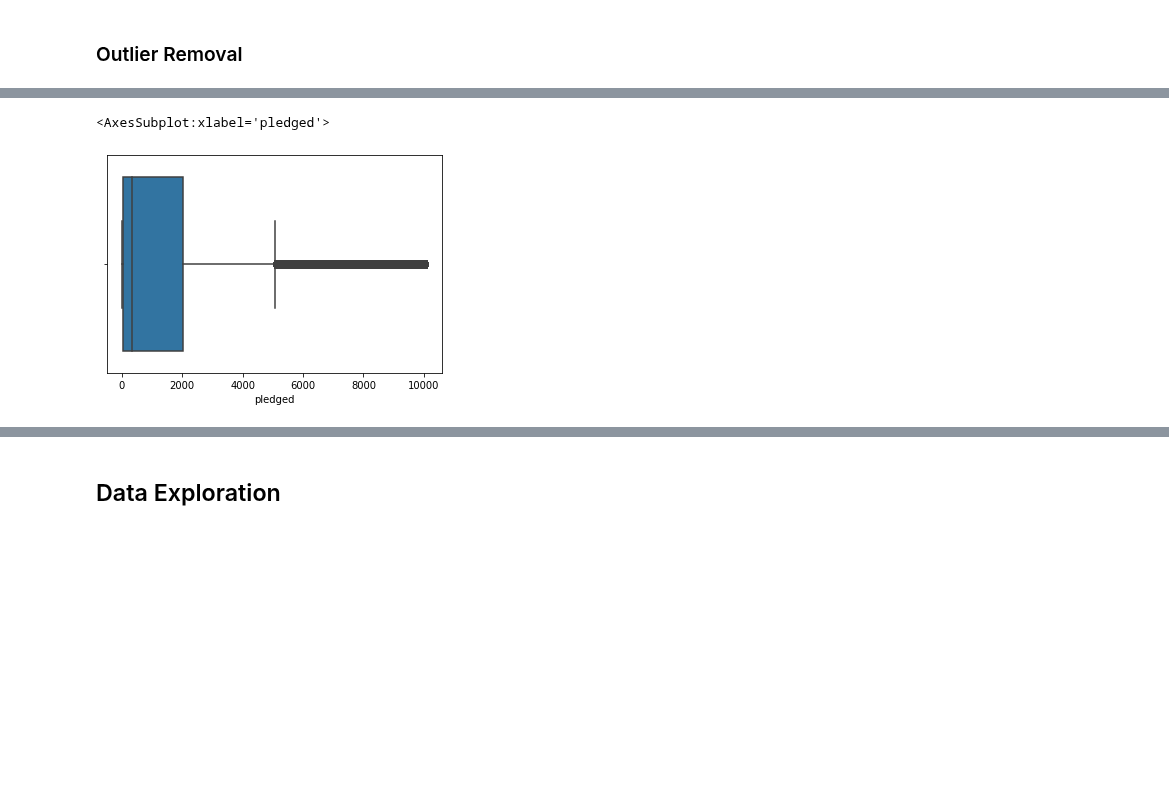
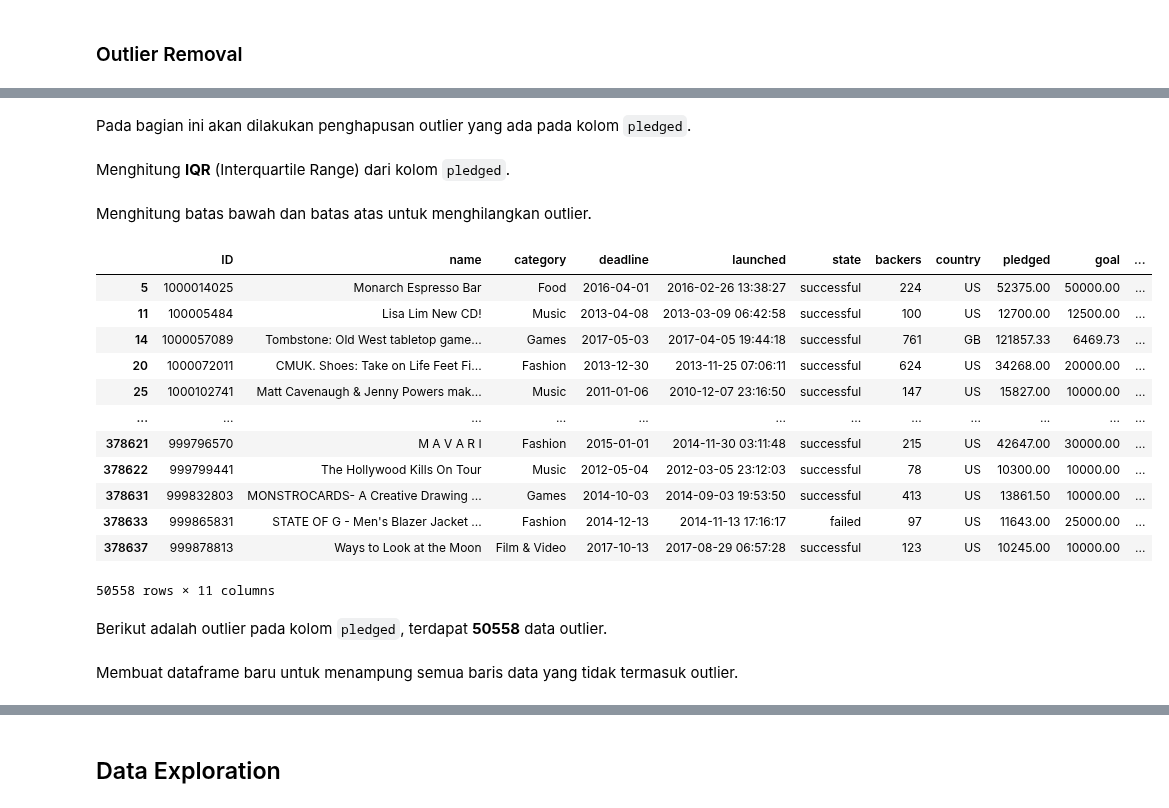
Before and after one commit to Penzragon/h8dsft_P0W3, a Jupyter notebook: script.ipynb, the cells around one changed output, grey strips where cells are left out. Drawn from its saved outputs; the diff is of its cells as text; code cells hidden in the pictures; blank space fills up the shorter version.

```diff
--- a/script.ipynb
+++ b/script.ipynb
@@ -302,14 +287,35 @@ sns.boxplot(data=projects, x='pledged')
+# %% [markdown]
+Pada bagian ini akan dilakukan penghapusan outlier yang ada pada kolom `pledged`.
+# %% [markdown]
+Menghitung **IQR** (Interquartile Range) dari kolom `pledged`.
 # %%
 Q1 = np.quantile(projects.pledged, 0.25)
 Q3 = np.quantile(projects.pledged, 0.75)
 IQR = Q3 - Q1
+# %% [markdown]
+Menghitung batas bawah dan batas atas untuk menghilangkan outlier.
 # %%
 lower_limit = Q1 - (1.5 * IQR)
 upper_limit = Q3 + (1.5 * IQR)
+# %%
+projects[(projects.pledged < lower_limit) | (projects.pledged > upper_limit)]
+# %% [output]
+|  | ID | name | category | deadline | launched | state | backers | country | pledged | goal | ... |
+| 5 | 1000014025 | Monarch Espresso Bar | Food | 2016-04-01 | 2016-02-26 13:38:27 | successful | 224 | US | 52375.00 | 50000.00 | ... |
+| 11 | 100005484 | Lisa Lim New CD! | Music | 2013-04-08 | 2013-03-09 06:42:58 | successful | 100 | US | 12700.00 | 12500.00 | ... |
+| 14 | 1000057089 | Tombstone: Old West tabletop game... | Games | 2017-05-03 | 2017-04-05 19:44:18 | successful | 761 | GB | 121857.33 | 6469.73 | ... |
+| 20 | 1000072011 | CMUK. Shoes: Take on Life Feet Fi... | Fashion | 2013-12-30 | 2013-11-25 07:06:11 | successful | 624 | US | 34268.00 | 20000.00 | ... |
+| 25 | 1000102741 | Matt Cavenaugh & Jenny Powers mak... | Music | 2011-01-06 | 2010-12-07 23:16:50 | successful | 147 | US | 15827.00 | 10000.00 | ... |
+| ... | ... | ... | ... | ... | ... | ... | ... | ... | ... | ... | ... |
+| 378621 | 999796570 | M A V A R I | Fashion | 2015-01-01 | 2014-11-30 03:11:48 | successful | 215 | US | 42647.00 | 30000.00 | ... |
+| 378622 | 999799441 | The Hollywood Kills On Tour | Music | 2012-05-04 | 2012-03-05 23:12:03 | successful | 78 | US | 10300.00 | 10000.00 | ... |
+| 378631 | 999832803 | MONSTROCARDS- A Creative Drawing ... | Games | 2014-10-03 | 2014-09-03 19:53:50 | successful | 413 | US | 13861.50 | 10000.00 | ... |
+| 378633 | 999865831 | STATE OF G - Men's Blazer Jacket ... | Fashion | 2014-12-13 | 2014-11-13 17:16:17 | failed | 97 | US | 11643.00 | 25000.00 | ... |
+| 378637 | 999878813 | Ways to Look at the Moon | Film & Video | 2017-10-13 | 2017-08-29 06:57:28 | successful | 123 | US | 10245.00 | 10000.00 | ... |
+50558 rows × 11 columns
+# %% [markdown]
+Berikut adalah outlier pada kolom `pledged`, terdapat **50558** data outlier.
+# %% [markdown]
+Membuat dataframe baru untuk menampung semua baris data yang tidak termasuk outlier.
 # %%
 projects_no_outlier = projects[(projects.pledged > lower_limit) & (projects.pledged < upper_limit)]
-# %%
-sns.boxplot(data=projects_no_outlier, x='pledged')
-# %% [output]
-<AxesSubplot:xlabel='pledged'>
-[figure, removed]
```
Also changed, not shown: parts of 7 cells of this notebook.
